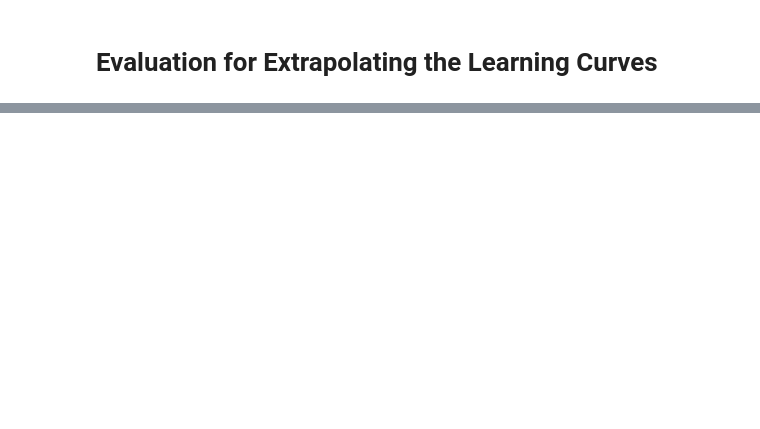
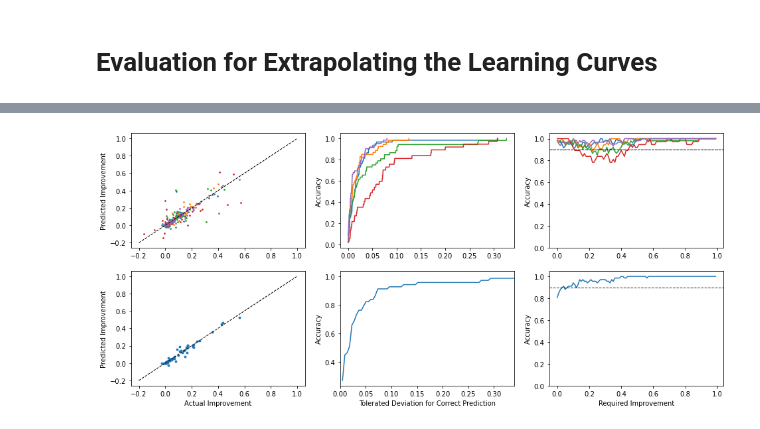
Before and after one commit to fmohr/lccv, a Jupyter notebook: lccv/evaluation-extrapolation.ipynb, the cells around one changed output, grey strips where cells are left out. Saved outputs shown, nothing was run; the diff lists cells and outputs as text; code cells hidden in the pictures; blank space fills up the shorter version.

```diff
--- a/lccv/evaluation-extrapolation.ipynb
+++ b/lccv/evaluation-extrapolation.ipynb
@@ -39,0 +111,85 @@ for classifier in classifiers:
+# %%
+fig, a  = plt.subplots(2, 3, figsize=(16,7))
+#fig.suptitle(classifier)
+#print(classifiers)
+
+row = 0
+for classifier in ["LinearSVC()", "GradientBoostingClassifier()", "LinearDiscriminantAnalysis()", "QuadraticDiscriminantAnalysis()", "RandomForestClassifier()"]:
+    result_clf = df.loc[df['classifier'] == classifier]
+
+    # for regression acc plot
+    perf = np.abs(result_clf['performance_next_point'] - result_clf['performance_prediction']).values
+    count, bins_count = np.histogram(perf, bins=1000)
+    pdf = count / sum(count)
+    cdf = np.cumsum(pdf)
+
+    # for curve plot
+    curve_plot_x = np.arange(0, 1, 0.01)
+    curve_plot_y = []
+    for i in curve_plot_x:
+        cur_val = ((result_clf['performance_next_point'] < i) & (result_clf['performance_prediction'].values < i)) | ((result_clf['performance_next_point'].values >= i) & (result_clf['performance_prediction'].values >= i))
+        curve_plot_y.append(sum(cur_val) / len(cur_val))
+
+    a[row][0].scatter(result_clf['delta_current_actual'], result_clf['delta_current_prediction'], s=3)
+    a[row][1].plot(bins_count[1:], cdf)
+    #a[row][1].set_xlim([0, 1])
+    a[row][2].plot(curve_plot_x, curve_plot_y)
+    a[row][2].set_ylim([0,1.05])
+    a[row][2].axhline(0.9, linestyle="--", linewidth=1, color="black")
+
+
+
+
+
+### now for the portfolio selection:
+best_actual = []
+best_predicted = []
+for dataset, df_dataset in df.groupby("task_id"):
+    best_score_on_half = min(df_dataset["performance_curve_end"])
+    best_score_on_full = min(df_dataset["performance_next_point"])
+    best_prediction = min(df_dataset["performance_prediction"])
+    best_actual.append(best_score_on_full)
+    best_predicted.append(best_prediction)
+best_actual = np.array(best_actual)
+best_predicted = np.array(best_predicted)
+
+# for regression acc plot
+perf = np.abs(best_actual - best_predicted)
+count, bins_count = np.histogram(perf, bins=1000)
+pdf = count / sum(count)
+cdf = np.cumsum(pdf)
+
+# for curve plot
+curve_plot_x = np.arange(0, 1, 0.01)
+curve_plot_y = []
+for i in curve_plot_x:
+    cur_val = ((best_actual < i) & (best_predicted < i)) | ((best_actual >= i) & (best_predicted >= i))
+    curve_plot_y.append(sum(cur_val) / len(cur_val))
+
+row = 1
+a[row][0].scatter(result_clf['delta_current_actual'], result_clf['delta_current_prediction'], s=8)
+a[row][1].plot(bins_count[1:], cdf)
+a[row][1].set_xlim([0, 0.34])
+a[row][2].plot(curve_plot_x, curve_plot_y)
+a[row][2].set_ylim([0,1.05])
+a[row][2].axhline(0.9, linestyle="--", linewidth=1, color="black")
+
+
+for row in range(2):
+    a[row][0].plot([-0.2, 1], [-0.2, 1], linestyle="--", linewidth=1, color="black")
+    if row == 1:
+        a[row][0].set_xlabel("Actual Improvement")
+    a[row][0].set_ylabel("Predicted Improvement")
+    if row == 1:
+        a[row][1].set_xlabel("Tolerated Deviation for Correct Prediction")
+    a[row][1].set_ylabel("Accuracy")
+    if row == 1:
+        a[row][2].set_xlabel("Required Improvement")
+    a[row][2].set_ylabel("Accuracy")
+
+plt.show()
+fig.tight_layout()
+fig.savefig("plots/results-extrapolation.pdf")
+#print('results on %d tasks:' % len(result_clf['task_id']), result_clf['task_id'].values)
+# %% [output]
+[figure, added]
```
Also changed, not shown: parts of 3 cells of this notebook, 11 other files.
